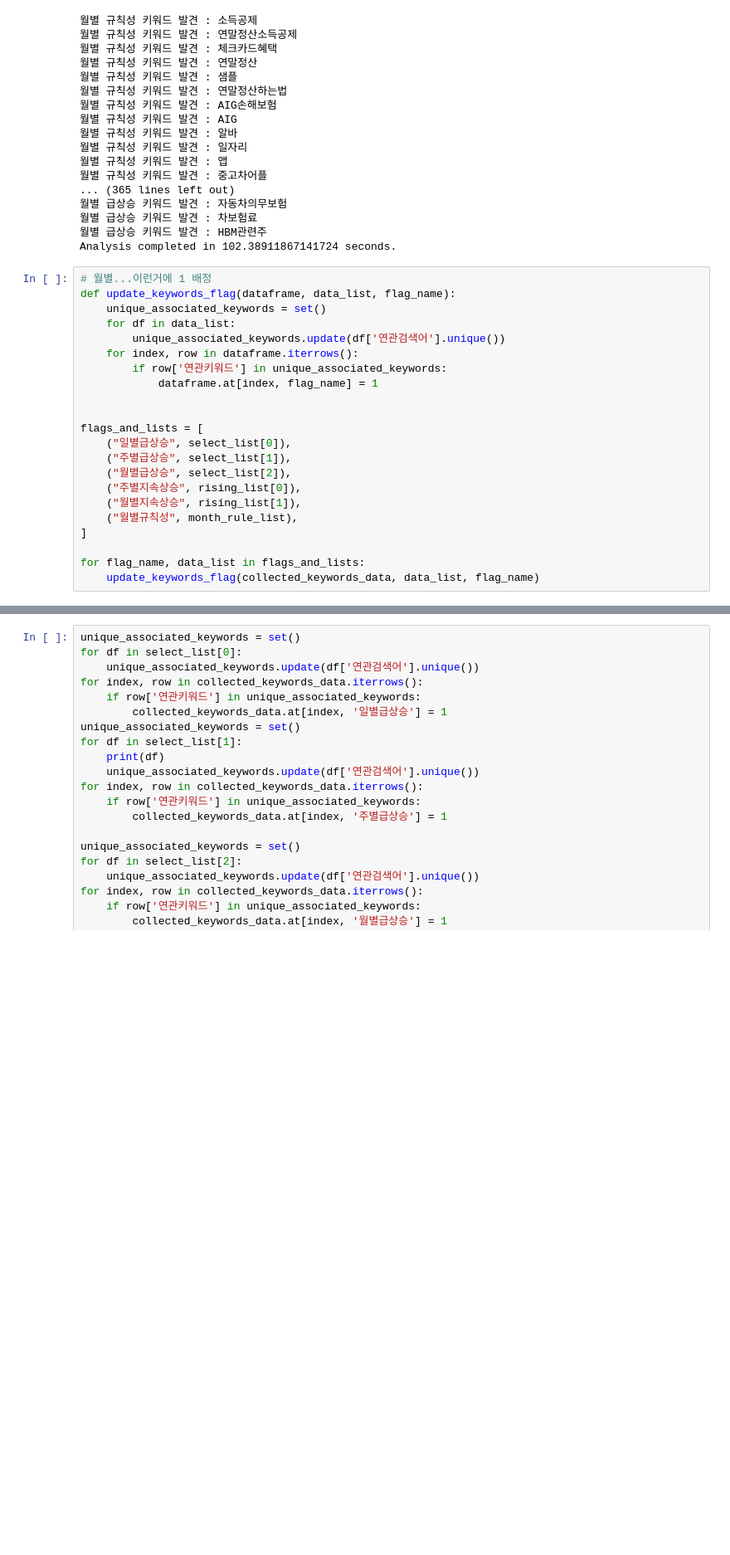
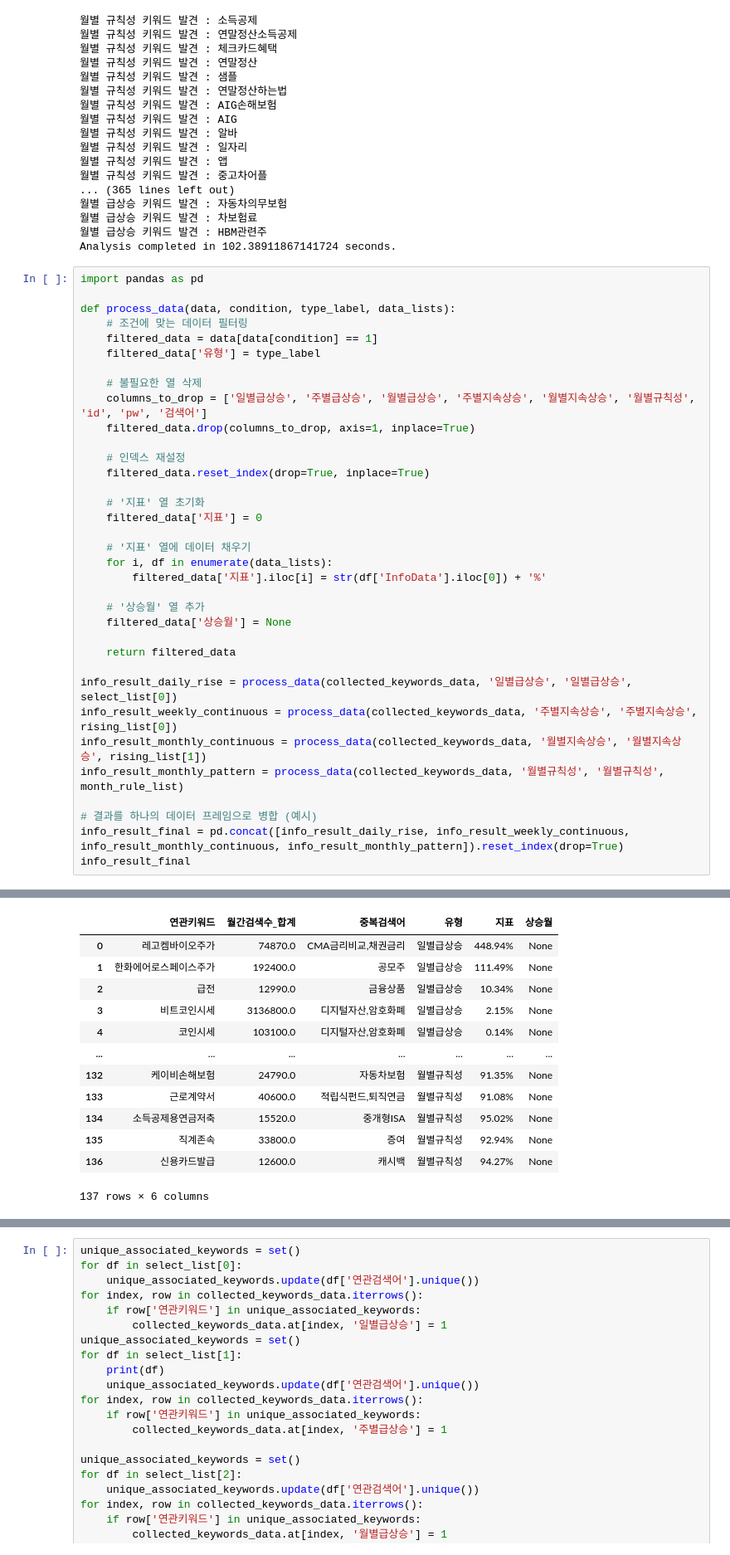
Before and after one commit to rse112/FinTrendX, a Jupyter notebook: main_file.ipynb, the cells around one changed output, grey strips where cells are left out. Shown at 83% size. Drawn from its saved outputs; the diff is of its cells as text; blank space fills up the shorter version.

```diff
--- a/main_file.ipynb
+++ b/main_file.ipynb
@@ -346,25 +346,39 @@ print(f"Analysis completed in {end_time - start_time} seconds.")
 월별 급상승 키워드 발견 : 차보험료
 월별 급상승 키워드 발견 : HBM관련주
 Analysis completed in 102.38911867141724 seconds.
-# %%
-# 월별...이런거에 1 배정
-def update_keywords_flag(dataframe, data_list, flag_name):
-    unique_associated_keywords = set()
-    for df in data_list:
-        unique_associated_keywords.update(df['연관검색어'].unique())
-    for index, row in dataframe.iterrows():
-        if row['연관키워드'] in unique_associated_keywords:
-            dataframe.at[index, flag_name] = 1
-
-
-flags_and_lists = [
-    ("일별급상승", select_list[0]),
-    ("주별급상승", select_list[1]),
-    ("월별급상승", select_list[2]),
-    ("주별지속상승", rising_list[0]),
-    ("월별지속상승", rising_list[1]),
-    ("월별규칙성", month_rule_list),
-]
-
-for flag_name, data_list in flags_and_lists:
-    update_keywords_flag(collected_keywords_data, data_list, flag_name)
+# %%
+import pandas as pd
+
+def process_data(data, condition, type_label, data_lists):
+    # 조건에 맞는 데이터 필터링
+    filtered_data = data[data[condition] == 1]
+    filtered_data['유형'] = type_label
+
+    # 불필요한 열 삭제
+    columns_to_drop = ['일별급상승', '주별급상승', '월별급상승', '주별지속상승', '월별지속상승', '월별규칙성', 'id', 'pw', '검색어']
+    filtered_data.drop(columns_to_drop, axis=1, inplace=True)
+
+    # 인덱스 재설정
+    filtered_data.reset_index(drop=True, inplace=True)
+
+    # '지표' 열 초기화
+    filtered_data['지표'] = 0
+
+    # '지표' 열에 데이터 채우기
+    for i, df in enumerate(data_lists):
+        filtered_data['지표'].iloc[i] = str(df['InfoData'].iloc[0]) + '%'
+
+    # '상승월' 열 추가
+    filtered_data['상승월'] = None
+
+    return filtered_data
+
+info_result_daily_rise = process_data(collected_keywords_data, '일별급상승', '일별급상승', select_list[0])
+info_result_weekly_continuous = process_data(collected_keywords_data, '주별지속상승', '주별지속상승', rising_list[0])
+info_result_monthly_continuous = process_data(collected_keywords_data, '월별지속상승', '월별지속상승', rising_list[1])
+info_result_monthly_pattern = process_data(collected_keywords_data, '월별규칙성', '월별규칙성', month_rule_list)
+
+# 결과를 하나의 데이터 프레임으로 병합 (예시)
+info_result_final = pd.concat([info_result_daily_rise, info_result_weekly_continuous, info_result_monthly_continuous, info_result_monthly_pattern]).reset_index(drop=True)
+info_result_final
+# %% [output]
@@ -371,3 +402,16 @@ for flag_name, data_list in flags_and_lists:
+|  | 연관키워드 | 월간검색수_합계 | 중복검색어 | 유형 | 지표 | 상승월 |
+| 0 | 레고켐바이오주가 | 74870.0 | CMA금리비교,채권금리 | 일별급상승 | 448.94% | None |
+| 1 | 한화에어로스페이스주가 | 192400.0 | 공모주 | 일별급상승 | 111.49% | None |
+| 2 | 급전 | 12990.0 | 금융상품 | 일별급상승 | 10.34% | None |
+| 3 | 비트코인시세 | 3136800.0 | 디지털자산,암호화폐 | 일별급상승 | 2.15% | None |
+| 4 | 코인시세 | 103100.0 | 디지털자산,암호화폐 | 일별급상승 | 0.14% | None |
+| ... | ... | ... | ... | ... | ... | ... |
+| 132 | 케이비손해보험 | 24790.0 | 자동차보험 | 월별규칙성 | 91.35% | None |
+| 133 | 근로계약서 | 40600.0 | 적립식펀드,퇴직연금 | 월별규칙성 | 91.08% | None |
+| 134 | 소득공제용연금저축 | 15520.0 | 중개형ISA | 월별규칙성 | 95.02% | None |
+| 135 | 직계존속 | 33800.0 | 증여 | 월별규칙성 | 92.94% | None |
+| 136 | 신용카드발급 | 12600.0 | 캐시백 | 월별규칙성 | 94.27% | None |
+137 rows × 6 columns
 # %%
 def select_and_process(df, condition, type_label):
     # 조건에 맞는 데이터 선택
```
Also changed, not shown: parts of 8 cells of this notebook.
